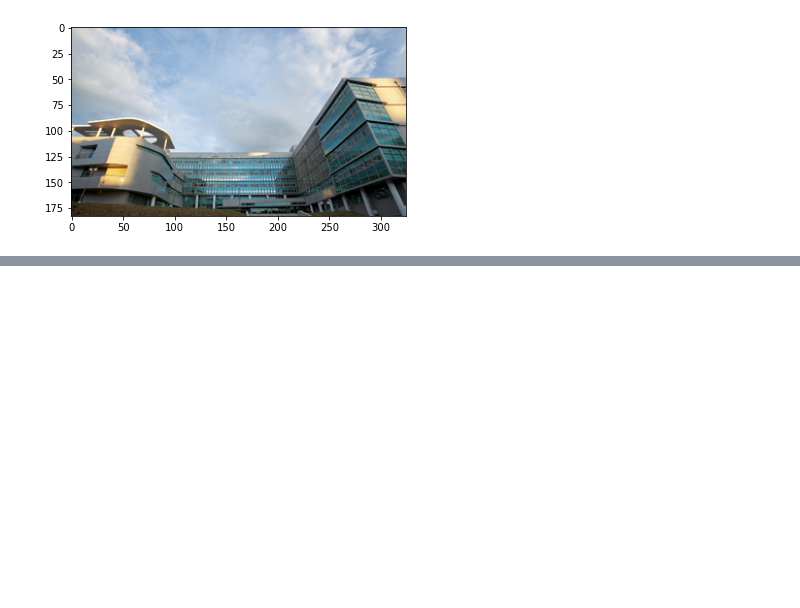
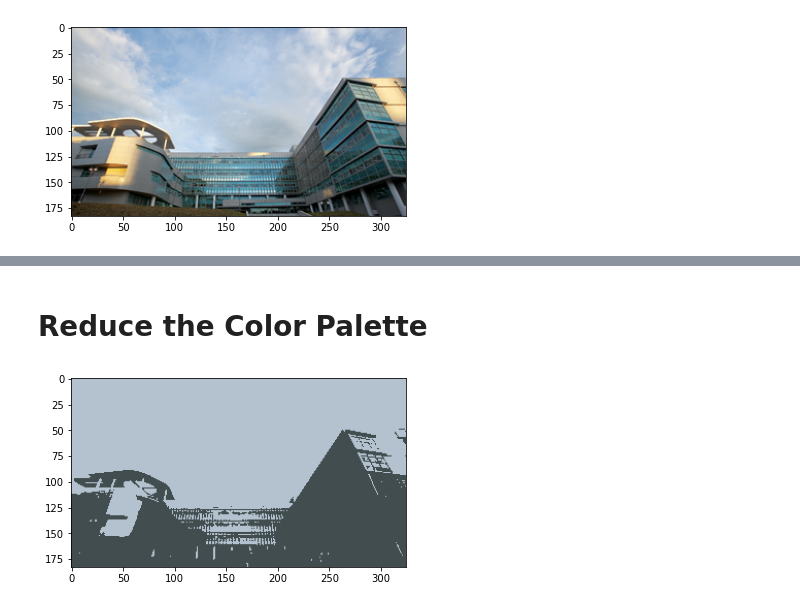
Before and after one commit to wise1ight/battleofmirae, a Jupyter notebook: man.ipynb, the cells around one changed output, grey strips where cells are left out. Saved outputs shown, nothing was run; the diff lists cells and outputs as text; code cells hidden in the pictures; blank space fills up the shorter version.

Commit message:
feat: Reduce the Color Palette 부분

```diff
--- a/man.ipynb
+++ b/man.ipynb
@@ -60,0 +61,25 @@ plt.show()
+# %% [markdown]
+# Reduce the Color Palette
+# %%
+def color_quantization(img, k):
+    # Transform the image
+    data = np.float32(img).reshape((-1,3))
+
+    # Determine Criteria
+    criteria = (cv2.TERM_CRITERIA_EPS+ cv2.TERM_CRITERIA_MAX_ITER, 20, 0.001)
+
+    # Implementing K_Means
+    ret, label, center = cv2.kmeans(data, k, None, criteria, 10, cv2.KMEANS_RANDOM_CENTERS)
+    center = np.uint8(center)
+
+    result = center[label.flatten()]
+    result = result.reshape(img.shape)
+
+    return result
+# %%
+img = color_quantization(img, k=2)
+
+plt.imshow(img)
+plt.show()
+# %% [output]
+[figure, added]
```
Also changed, not shown: parts of 6 cells of this notebook.
